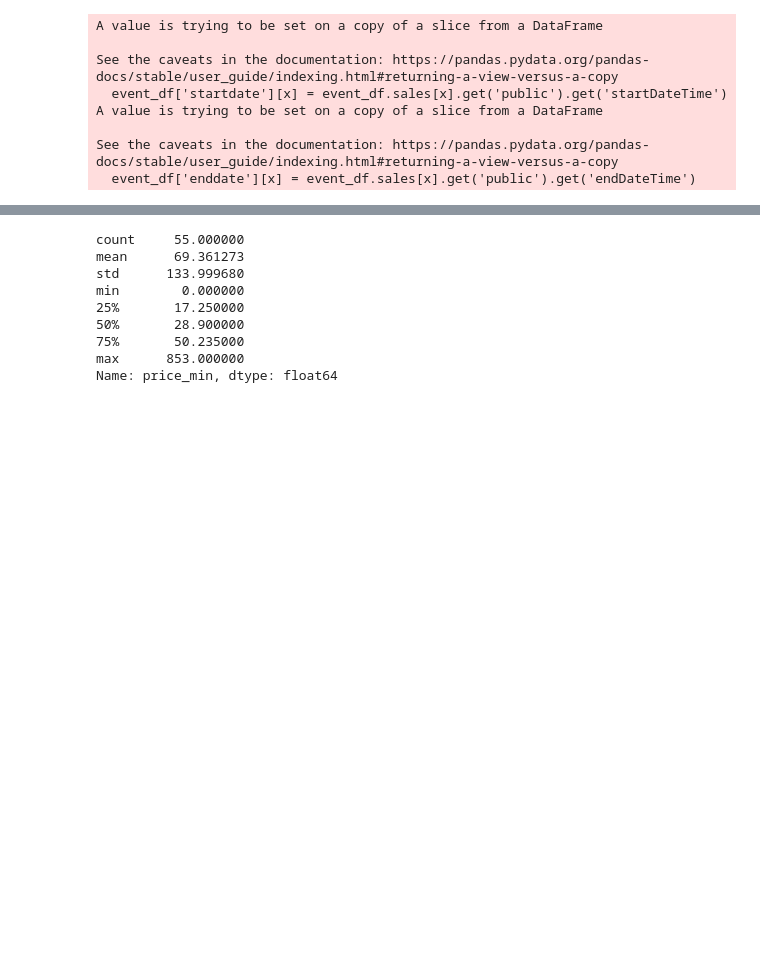
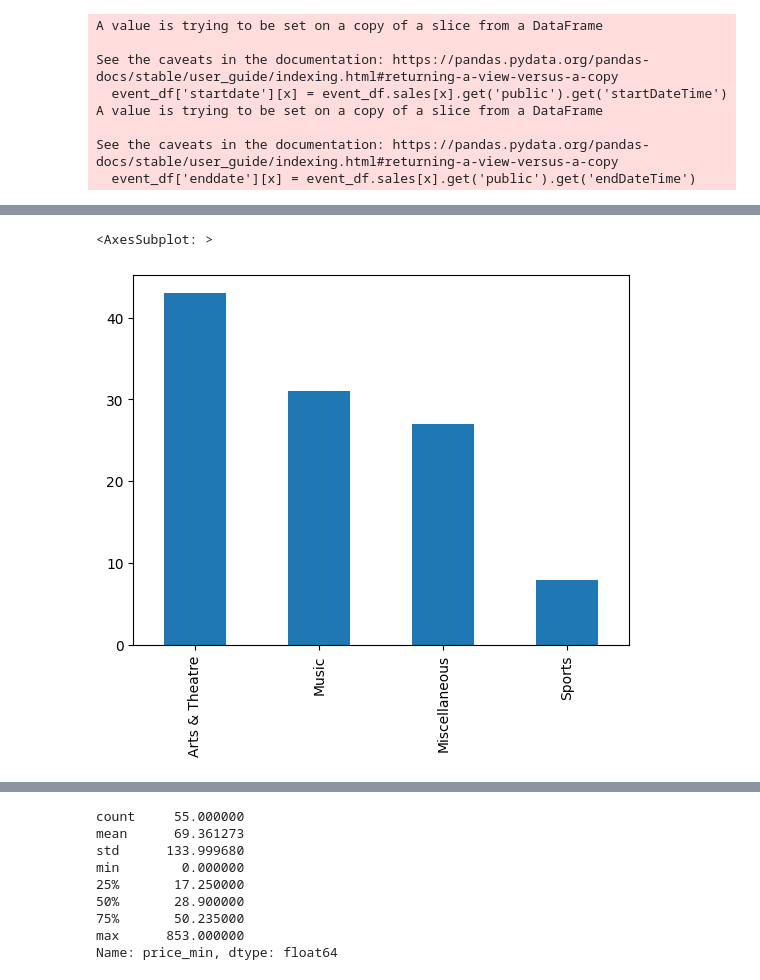
Before and after one commit to kurniayazid/pyticket-analytics, a Jupyter notebook: scratchpad.ipynb, the cells around one changed output, grey strips where cells are left out. Drawn from its saved outputs; the diff is of its cells as text; code cells hidden in the pictures; blank space fills up the shorter version.

```diff
--- a/scratchpad.ipynb
+++ b/scratchpad.ipynb
@@ -137,0 +140,5 @@ event_df.genre.value_counts().plot(kind='bar')
+# %%
+event_df.segment.value_counts().plot(kind='bar')
+# %% [output]
+<AxesSubplot: >
+[figure, added]
```
Also changed, not shown: parts of 17 cells of this notebook, 1 other file.
